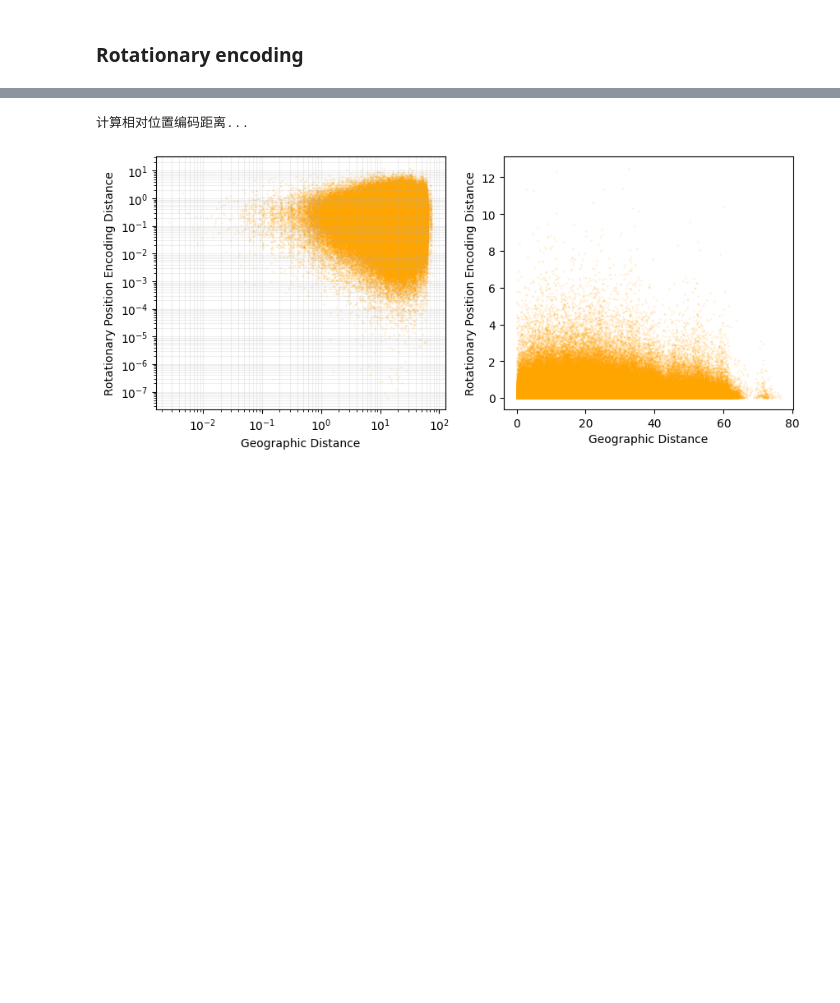
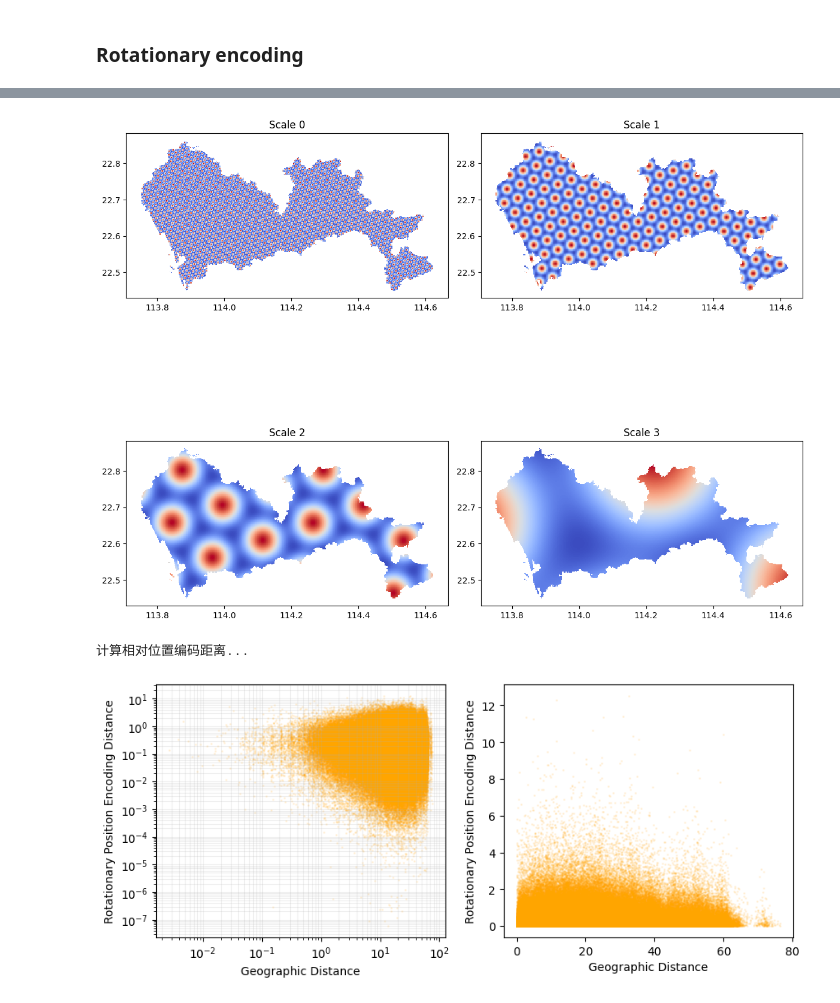
Before and after one commit to Cover-WU/UrbanCog-IRL, a Jupyter notebook: Analysis/Explain.ipynb, the cells around one changed output, grey strips where cells are left out. Cells and saved outputs as stored; diff of their text form; code cells hidden in the pictures; blank space fills up the shorter version.

```diff
--- a/Analysis/Explain.ipynb
+++ b/Analysis/Explain.ipynb
@@ -589,3 +689,25 @@ city_grid_cell_activation.plot(column='scale_3', cmap='coolwarm', figsize=(10, 1
+# %%
+# 假设 firing_rate.shape = (num_points, num_scales)
+num_scales = firing_rate.shape[1]
+ncols = 2
+nrows = (num_scales + 1) // 2
+
+fig, axes = plt.subplots(nrows=nrows, ncols=ncols, figsize=(12, 6 * nrows))
+
+for i in range(num_scales):
+    ax = axes[i // ncols, i % ncols]
+    city_grid_with_LU['firing'] = firing_rate[:, i]
+    city_grid_with_LU.plot(column='firing', cmap='coolwarm', ax=ax, legend=False)
+    ax.set_title(f'Scale {i}')
+
+# 如果子图数大于scales，隐藏多余的子图
+for j in range(num_scales, nrows * ncols):
+    fig.delaxes(axes[j // ncols, j % ncols])
+
+plt.tight_layout()
+plt.show()
+# %% [output]
+[figure, added]
 # %%
 output, rotpos_dist, embeddings = gridDistance.calculate_relative_encoding_distance(selected_coords)
 rotpos_dist = np.triu(rotpos_dist, k=1)
```
Also changed, not shown: parts of 13 cells of this notebook, 4 other files.
